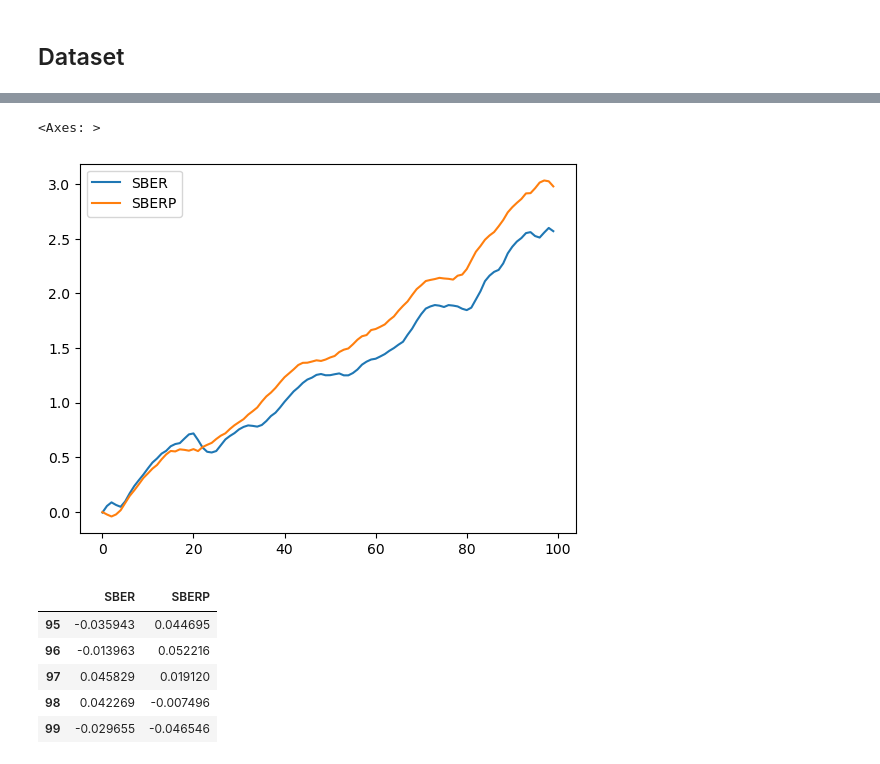
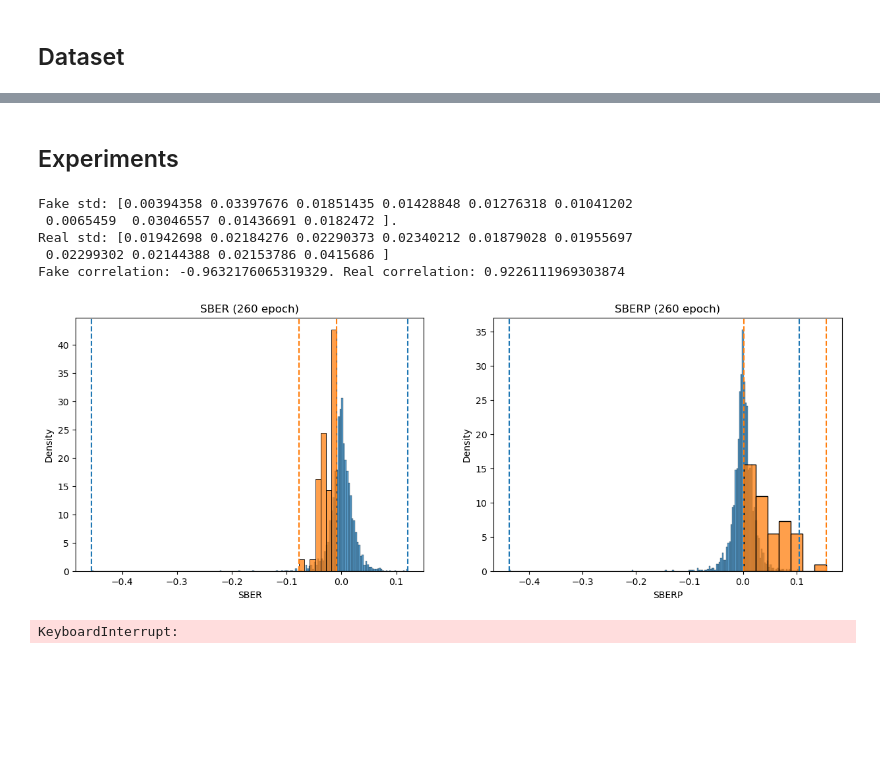
Before and after one commit to GudkovNikolay/Interactive_dashboard_ECML_2025, a Jupyter notebook: main.ipynb, the cells around one changed output, grey strips where cells are left out. Cells and saved outputs as stored; diff of their text form; code cells hidden in the pictures; blank space fills up the shorter version.

```diff
--- a/main.ipynb
+++ b/main.ipynb
@@ -126 +42,4 @@ df_returns.shape
+# %%
+def get_noise(batch_size: int, window_size: int, noise_size: int):
+    return torch.randn(batch_size, noise_size, window_size)
 # %%
@@ -245,6 +158,5 @@ assert GeneratorCNN()(get_noise(BATCH_SIZE)).size() == next(iter(dataloader)).si
 # %%
-from tqdm.notebook import tqdm
-from IPython.display import clear_output
+loss_fn = nn.BCELoss()
 
 
 def train_epoch(generator, discriminator, generator_optimizer, discriminator_optimizer, dataloader):
@@ -254,7 +166,7 @@ def train_epoch(generator, discriminator, generator_optimizer, discriminator_opt
         real_samples = real_samples.to(DEVICE)
 
         # Generate fake samples from the generator
-        z = get_noise(real_samples.shape[0]).to(DEVICE)  # Sample noise
+        z = get_noise(real_samples.shape[0], generator.NOISE_WINDOW_SIZE, generator.NOISE_SIZE).to(DEVICE)  # Sample noise
         with torch.no_grad():
             fake_samples = generator(z)
         real_labels = torch.ones(real_samples.shape[0]).to(DEVICE)
@@ -286,13 +198,14 @@ def train_epoch(generator, discriminator, generator_optimizer, discriminator_opt
 
 @torch.no_grad()
 def generate_samples(generator):
-    df_returns_fake = pd.DataFrame(generator(get_noise(1).to(DEVICE)).squeeze().cpu(), columns=df_returns.columns)
+    df_returns_fake = pd.DataFrame(generator(get_noise(1, generator.NOISE_WINDOW_SIZE, generator.NOISE_SIZE).to(DEVICE)).squeeze().cpu().T, columns=dataset.assets)
     return df_returns_fake
 
 
 def plot_gan(generator, epoch):
     df_returns_fake = generate_samples(generator)
-    print(f'Fake correlation: {df_returns_fake.corr().iloc[0][1]}. Real correlation: {df_returns.corr().iloc[0][1]}')
+    print(f'Fake std: {df_returns_fake.std(axis=0).values}.\nReal std: {df_returns.std(axis=0).values}')
+    print(f'Fake correlation: {df_returns_fake.corr().loc["SBER", "SBERP"]}. Real correlation: {df_returns.corr().loc["SBER", "SBERP"]}')
     plt.subplots(1, 2, figsize=(15, 5))
     for i, col in enumerate(['SBER', 'SBERP']):
         plt.subplot(1, 2, i + 1)
@@ -315,7 +228,7 @@ def train_gan(generator, discriminator, generator_optimizer, discriminator_optim
         generator_losses.append(generator_loss)
         discriminator_losses.append(discriminator_loss)
 
-        if epoch % 30 == 0:
+        if epoch % 20 == 0:
             clear_output(wait=True)
             plot_gan(generator, epoch)
 
@@ -326,20 +239,3 @@ def train_gan(generator, discriminator, generator_optimizer, discriminator_optim
     plt.legend()
     plt.show()
     return generator_losses, discriminator_losses
-
-
-N_EPOCHS = 200
-
-# Define the loss function (e.g., binary cross-entropy)
-loss_fn = nn.BCELoss()
-
-discriminator = DiscriminatorCNN().to(DEVICE)
-generator = GeneratorCNN().to(DEVICE)
-
-# Define the optimizers for generator and discriminator
-LR = 1e-3
-generator_optimizer = optim.AdamW(generator.parameters(), lr=LR)
-discriminator_optimizer = optim.AdamW(discriminator.parameters(), lr=LR)
-
-_ = train_gan(generator, discriminator, generator_optimizer, discriminator_optimizer, dataloader, n_epochs=N_EPOCHS)
-df_returns_fake = pd.DataFrame(generate_samples(generator), columns=df_returns.columns)
@@ -364,14 +242,22 @@ df_returns[:WINDOW_SIZE].cumsum().plot()
-# %%
-df_returns_fake.cumsum().plot()
-# %% [output]
-<Axes: >
-[figure, removed]
-# %%
-df_returns_fake.tail()
-# %% [output]
-|  | SBER | SBERP |
-| 95 | -0.035943 | 0.044695 |
-| 96 | -0.013963 | 0.052216 |
-| 97 | 0.045829 | 0.019120 |
-| 98 | 0.042269 | -0.007496 |
-| 99 | -0.029655 | -0.046546 |
+# %% [markdown]
+## Experiments
+# %%
+N_EPOCHS = 1000
+
+discriminator = Discriminator(seq_len=WINDOW_SIZE).to(DEVICE)
+generator = Generator().to(DEVICE)
+
+# Define the optimizers for generator and discriminator
+LR = 0.001
+generator_optimizer = optim.Adam(generator.parameters(), lr=LR)
+discriminator_optimizer = optim.Adam(discriminator.parameters(), lr=LR)
+
+_ = train_gan(generator, discriminator, generator_optimizer, discriminator_optimizer, dataloader, n_epochs=N_EPOCHS)
+# %% [output]
+Fake std: [0.00394358 0.03397676 0.01851435 0.01428848 0.01276318 0.01041202
+ 0.0065459  0.03046557 0.01436691 0.0182472 ].
+Real std: [0.01942698 0.02184276 0.02290373 0.02340212 0.01879028 0.01955697
+ 0.02299302 0.02144388 0.02153786 0.0415686 ]
+Fake correlation: -0.9632176065319329. Real correlation: 0.9226111969303874
+[figure, added]
+KeyboardInterrupt:
```
Also changed, not shown: parts of 22 cells of this notebook, 8 other files.
